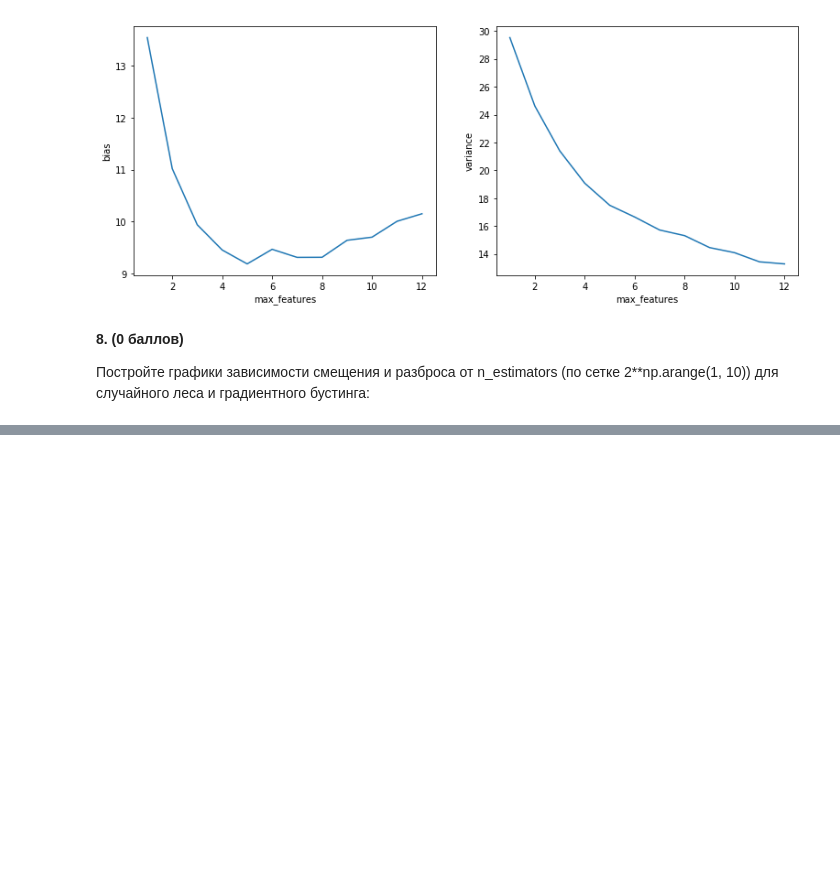
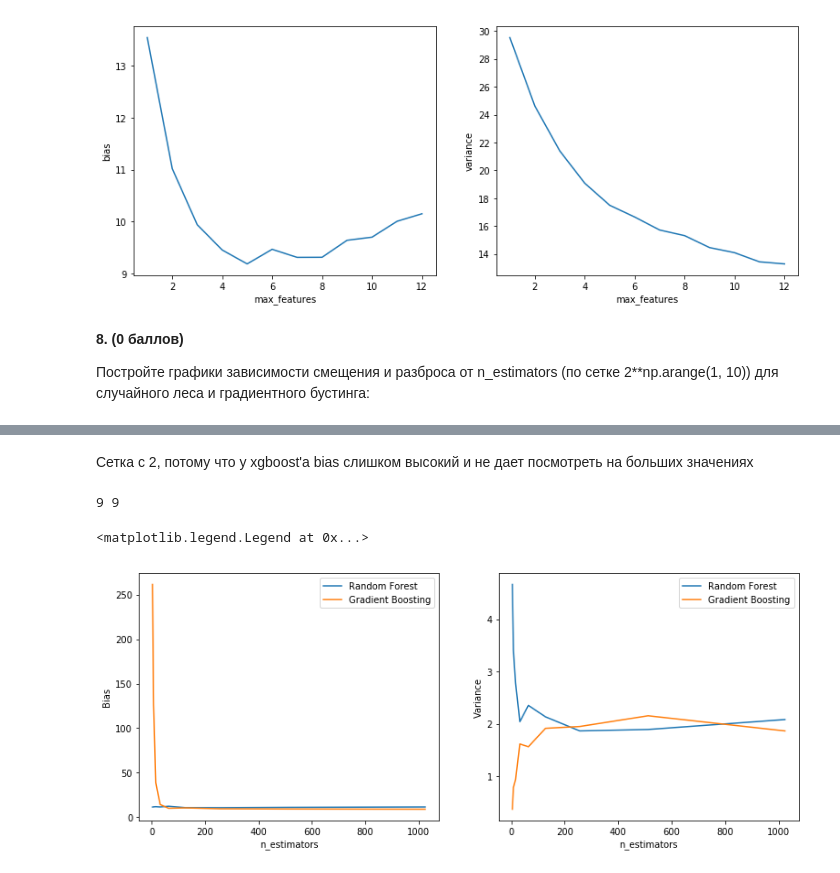
Before and after one commit to Mikhail-off/ML2018, a Jupyter notebook: HW6/homework-practice-06.ipynb, the cells around one changed output, grey strips where cells are left out. Cells and saved outputs as stored; diff of their text form; code cells hidden in the pictures; blank space fills up the shorter version.

```diff
--- a/HW6/homework-practice-06.ipynb
+++ b/HW6/homework-practice-06.ipynb
@@ -316,0 +313,43 @@ __Your answer here:__
+# %% [markdown]
+Сетка с 2, потому что у xgboost'a bias слишком высокий и не дает посмотреть на больших значениях
+# %%
+n_estimators_params = 2**np.arange(2, 11)
+bias_points_rf = list()
+bias_points_xgb = list()
+var_points_rf = list()
+var_points_xgb = list()
+# %%
+n_runs = 20
+for n_estimators in tqdm(n_estimators_params):
+    regr = XGBRegressor(n_estimators=n_estimators, tree_method='gpu_hist')
+    bias, var, _ = compute_biase_variance(regr, X, y, num_runs=n_runs)
+    bias_points_xgb.append(bias)
+    var_points_xgb.append(var)
+
+    regr = RandomForestRegressor(n_estimators=n_estimators)
+    bias, var, _ = compute_biase_variance(regr, X, y, num_runs=n_runs)
+    bias_points_rf.append(bias)
+    var_points_rf.append(var)
+# %%
+print(len(n_estimators_params), len(bias_points_rf))
+# %% [output]
+9 9
+# %%
+plt.figure(figsize=(13, 5))
+
+plt.subplot(1, 2, 1)
+plt.plot(n_estimators_params, bias_points_rf, label='Random Forest')
+plt.plot(n_estimators_params, bias_points_xgb, label='Gradient Boosting')
+plt.xlabel('n_estimators')
+plt.ylabel('Bias')
+plt.legend()
+
+plt.subplot(1, 2, 2)
+plt.plot(n_estimators_params, var_points_rf, label='Random Forest')
+plt.plot(n_estimators_params, var_points_xgb, label='Gradient Boosting')
+plt.xlabel('n_estimators')
+plt.ylabel('Variance')
+plt.legend()
+# %% [output]
+<matplotlib.legend.Legend at 0x...>
+[figure, added]
```
Also changed, not shown: parts of 3 cells of this notebook.
